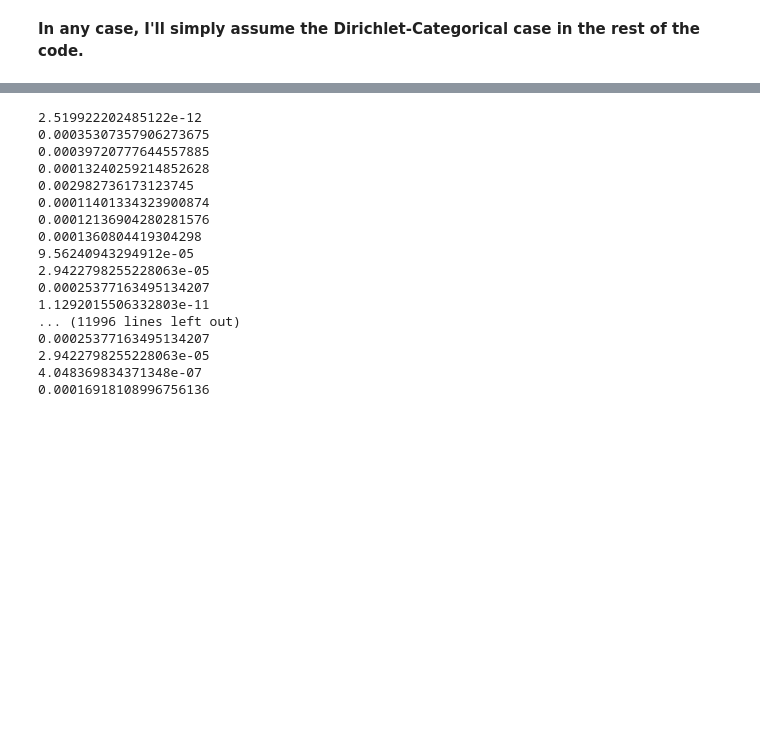
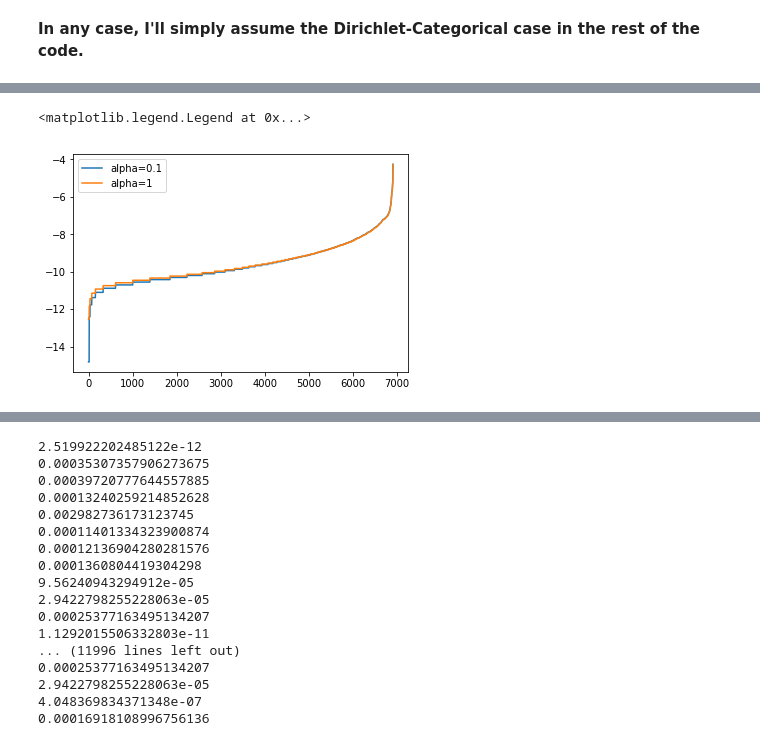
Before and after one commit to darthdeus/npfl097, a Jupyter notebook: LDA assignment.ipynb, the cells around one changed output, grey strips where cells are left out. Cells and saved outputs as stored; diff of their text form; code cells hidden in the pictures; blank space fills up the shorter version.

```diff
--- a/LDA assignment.ipynb
+++ b/LDA assignment.ipynb
@@ -186,9 +189,11 @@ but even then there does not seem to be a simple way.
 # %% [markdown]
 **In any case, I'll simply assume the Dirichlet-Categorical case in the rest of the code.**
 # %%
-counts = compute_counts(len(dictionary), train)
-n = counts.sum()
-m = len(dictionary)
-alpha = 0.1
+def dirichlet_categorical_posterior(dictionary, dataset, alpha):
+    counts = compute_counts(len(dictionary), dataset)
+    n = counts.sum()
+    m = len(dictionary)
 
-pi_posterior = (counts.astype(np.float32) + alpha) / (n + m*alpha)
+    return (counts.astype(np.float32) + alpha) / (n + m*alpha)
+
+    return pi_posterior
@@ -199,0 +200,3 @@ array([1.50409815e-05, 6.27319023e-05, 4.80577728e-05, ...,
+# %%
+pi_posterior = dirichlet_categorical_posterior(dictionary, train, 0.1)
+pi_posterior
@@ -199,0 +237,4 @@ array([1.50409815e-05, 6.27319023e-05, 4.80577728e-05, ...,
+# %%
+pi_posterior_uniform = dirichlet_categorical_posterior(dictionary, train, 1)
+
+print(f"Uniform prior perplexity = {per_word_perplexity(dictionary, test, pi_posterior_uniform)}")
@@ -199,0 +247,7 @@ array([1.50409815e-05, 6.27319023e-05, 4.80577728e-05, ...,
+# %%
+plt.plot(np.log(np.sort(pi_posterior)), label="alpha=0.1")
+plt.plot(np.log(np.sort(pi_posterior_uniform)), label="alpha=1")
+plt.legend()
+# %% [output]
+<matplotlib.legend.Legend at 0x...>
+[figure, added]
```
Also changed, not shown: parts of 17 cells of this notebook.
